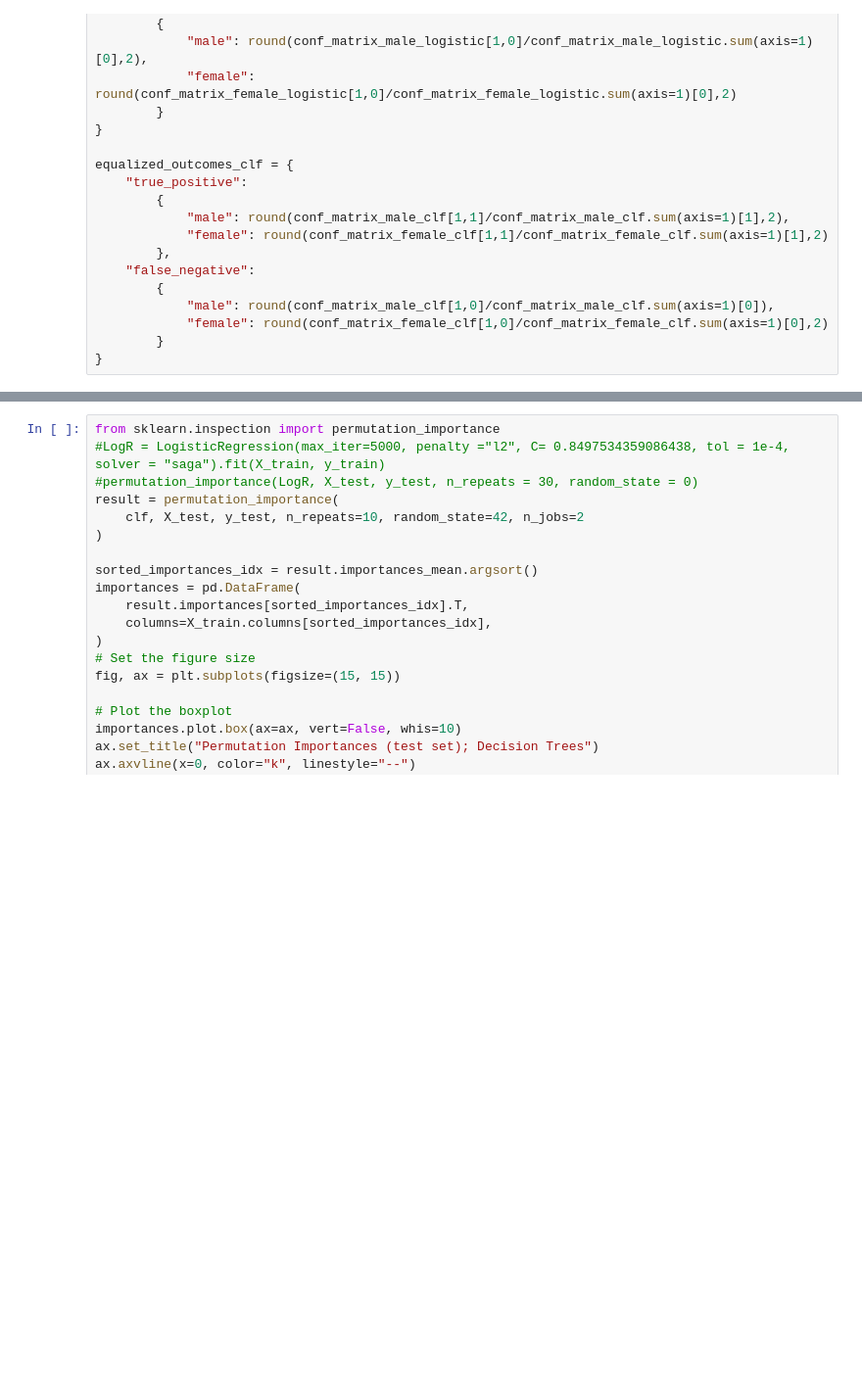
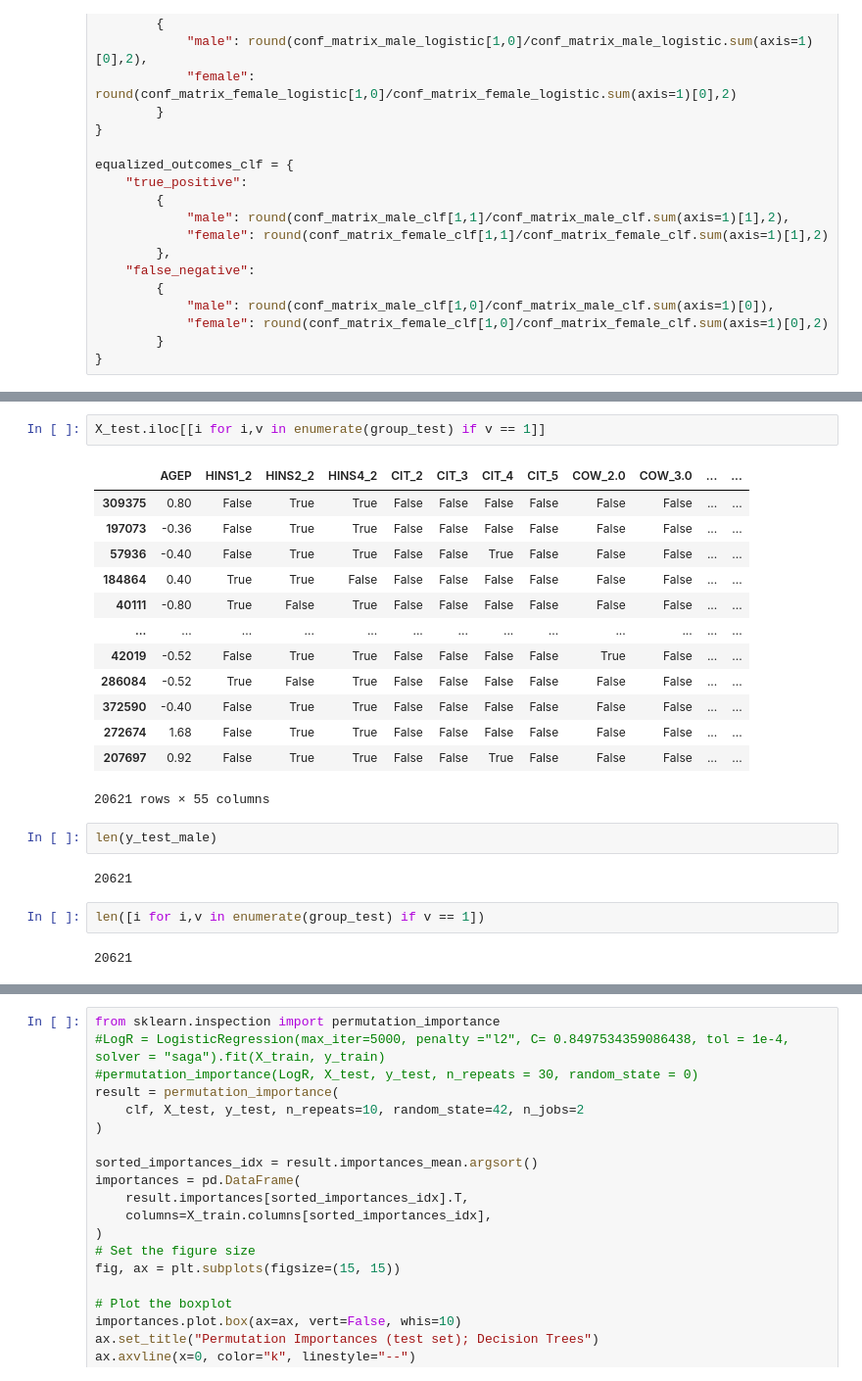
Before and after one commit to TheJarmanitor/algorithmic_fairness_2024, a Jupyter notebook: Handin_1/afae24-assignment-01-template.ipynb, the cells around one changed output, grey strips where cells are left out. Shown at 98% size. Saved outputs shown, nothing was run; the diff lists cells and outputs as text; blank space fills up the shorter version.

```diff
--- a/Handin_1/afae24-assignment-01-template.ipynb
+++ b/Handin_1/afae24-assignment-01-template.ipynb
@@ -368 +382,25 @@ ax[1,2].legend()
+# %%
+X_test.iloc[[i for i,v in enumerate(group_test) if v == 1]]
+# %% [output]
+|  | AGEP | HINS1_2 | HINS2_2 | HINS4_2 | CIT_2 | CIT_3 | CIT_4 | CIT_5 | COW_2.0 | COW_3.0 | ... | ... |
+| 309375 | 0.80 | False | True | True | False | False | False | False | False | False | ... | ... |
+| 197073 | -0.36 | False | True | True | False | False | False | False | False | False | ... | ... |
+| 57936 | -0.40 | False | True | True | False | False | True | False | False | False | ... | ... |
+| 184864 | 0.40 | True | True | False | False | False | False | False | False | False | ... | ... |
+| 40111 | -0.80 | True | False | True | False | False | False | False | False | False | ... | ... |
+| ... | ... | ... | ... | ... | ... | ... | ... | ... | ... | ... | ... | ... |
+| 42019 | -0.52 | False | True | True | False | False | False | False | True | False | ... | ... |
+| 286084 | -0.52 | True | False | True | False | False | False | False | False | False | ... | ... |
+| 372590 | -0.40 | False | True | True | False | False | False | False | False | False | ... | ... |
+| 272674 | 1.68 | False | True | True | False | False | False | False | False | False | ... | ... |
+| 207697 | 0.92 | False | True | True | False | False | True | False | False | False | ... | ... |
+20621 rows × 55 columns
+# %%
+len(y_test_male)
+# %% [output]
+20621
+# %%
+len([i for i,v in enumerate(group_test) if v == 1])
+# %% [output]
+20621
 # %%
```
Also changed, not shown: parts of 10 cells of this notebook, 1 other file.
